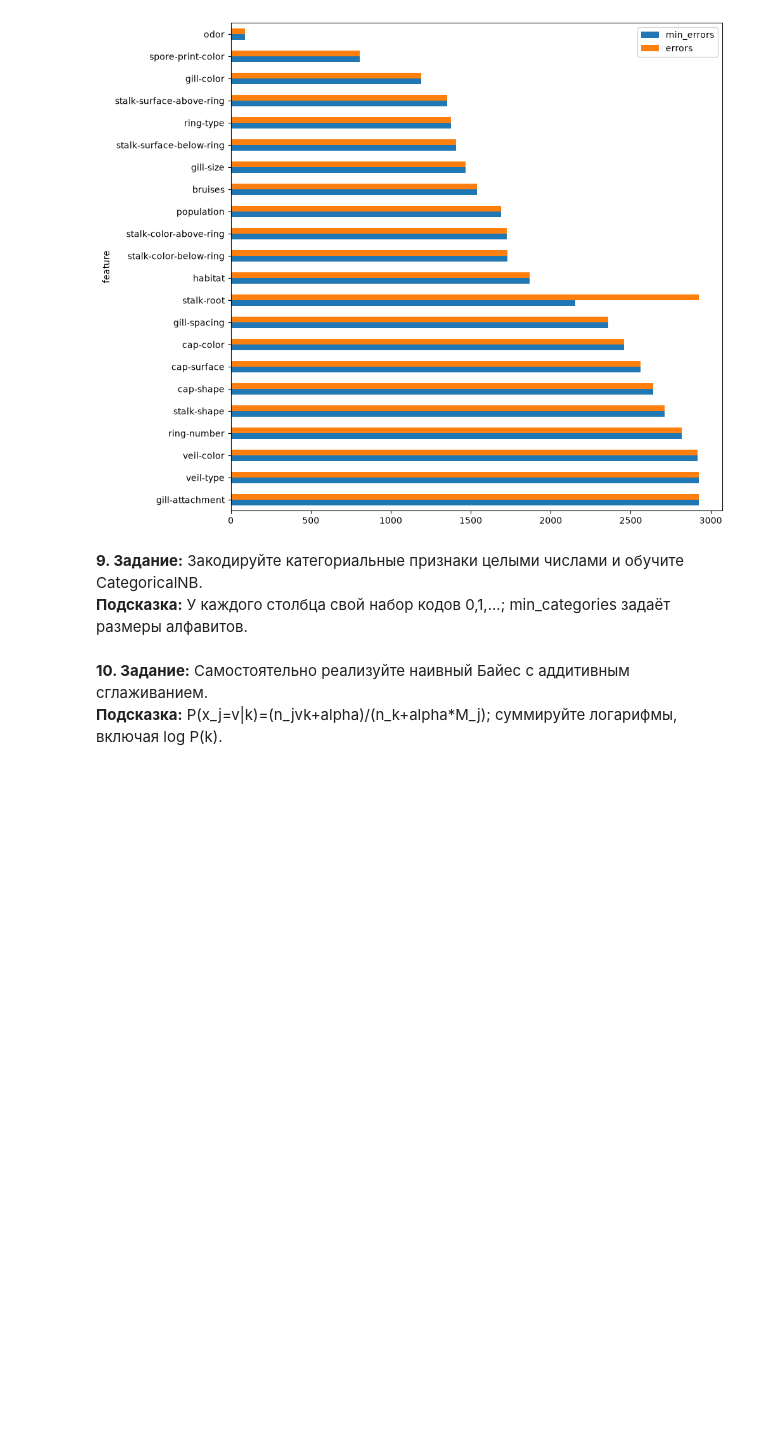
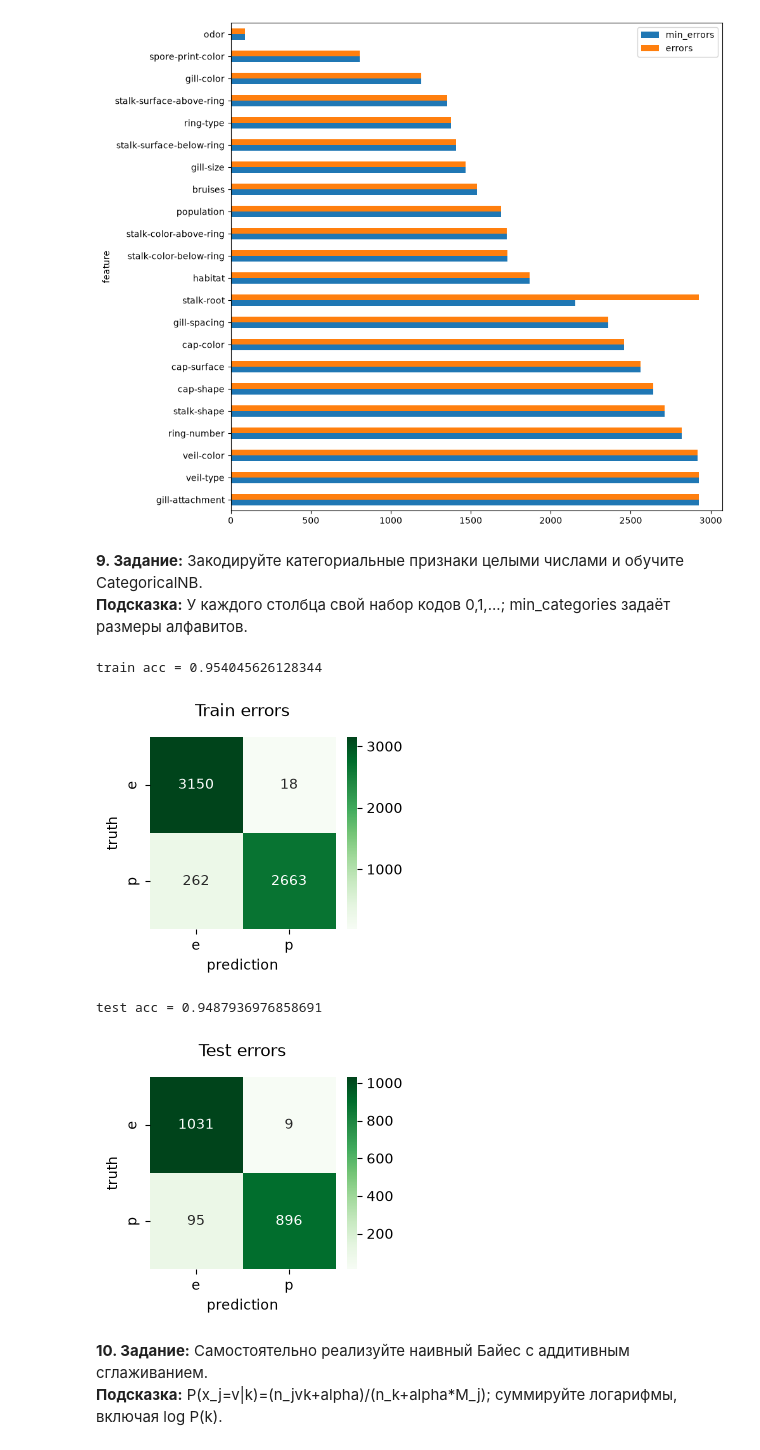
Before and after one commit to aelsi2/NSU-ML-2026, a Jupyter notebook: lab2.ipynb, the cells around one changed output. Drawn from its saved outputs; the diff is of its cells as text; code cells hidden in the pictures; blank space fills up the shorter version.

```diff
--- a/lab2.ipynb
+++ b/lab2.ipynb
@@ -214,9 +219,35 @@ comparison_errors.plot.barh(figsize=(10, 10))
 **9. Задание:** Закодируйте категориальные признаки целыми числами и обучите CategoricalNB.
 **Подсказка:** У каждого столбца свой набор кодов 0,1,...; min_categories задаёт размеры алфавитов.
 # %%
-# TODO: категории для каждого признака, X_train_code, X_test_code
-# TODO: nb_sklearn = CategoricalNB(...).fit(...)
-# TODO: train/test accuracy и матрица ошибок
+enc = OrdinalEncoder()
+enc.fit(pd.concat([X_train, X_test], axis=0))
+X_train_code = enc.transform(X_train)
+X_test_code = enc.transform(X_test)
+
+nb_sklearn = CategoricalNB().fit(X_train_code, y_train)
+
+y_pred_train = nb_sklearn.predict(X_train_code)
+y_pred_test = nb_sklearn.predict(X_test_code)
+
+def show_confusion_matrix(truth, prediction, title):
+    labels = np.unique(truth)
+    matrix = pd.DataFrame(confusion_matrix(truth, prediction, labels=labels), columns=labels, index=labels)
+    plt.figure(figsize=(3, 2.5))
+    sns.heatmap(matrix, annot=True, fmt='d', cmap='Greens')
+    plt.ylabel("truth")
+    plt.xlabel("prediction")
+    plt.title(title, pad=15)
+    plt.show()
+
+print("train acc =", (y_train.eq(y_pred_train)).sum() / y_train.shape[0])
+show_confusion_matrix(y_train, y_pred_train, "Train errors")
+print("test acc =", (y_test.eq(y_pred_test)).sum() / y_test.shape[0])
+show_confusion_matrix(y_test, y_pred_test, "Test errors")
+# %% [output]
+train acc = 0.954045626128344
+[figure, added]
+test acc = 0.9487936976858691
+[figure, added]
 # %% [markdown]
 **10. Задание:** Самостоятельно реализуйте наивный Байес с аддитивным сглаживанием.
 **Подсказка:** P(x_j=v|k)=(n_jvk+alpha)/(n_k+alpha*M_j); суммируйте логарифмы, включая log P(k).
```
Also changed, not shown: parts of 3 cells of this notebook.
